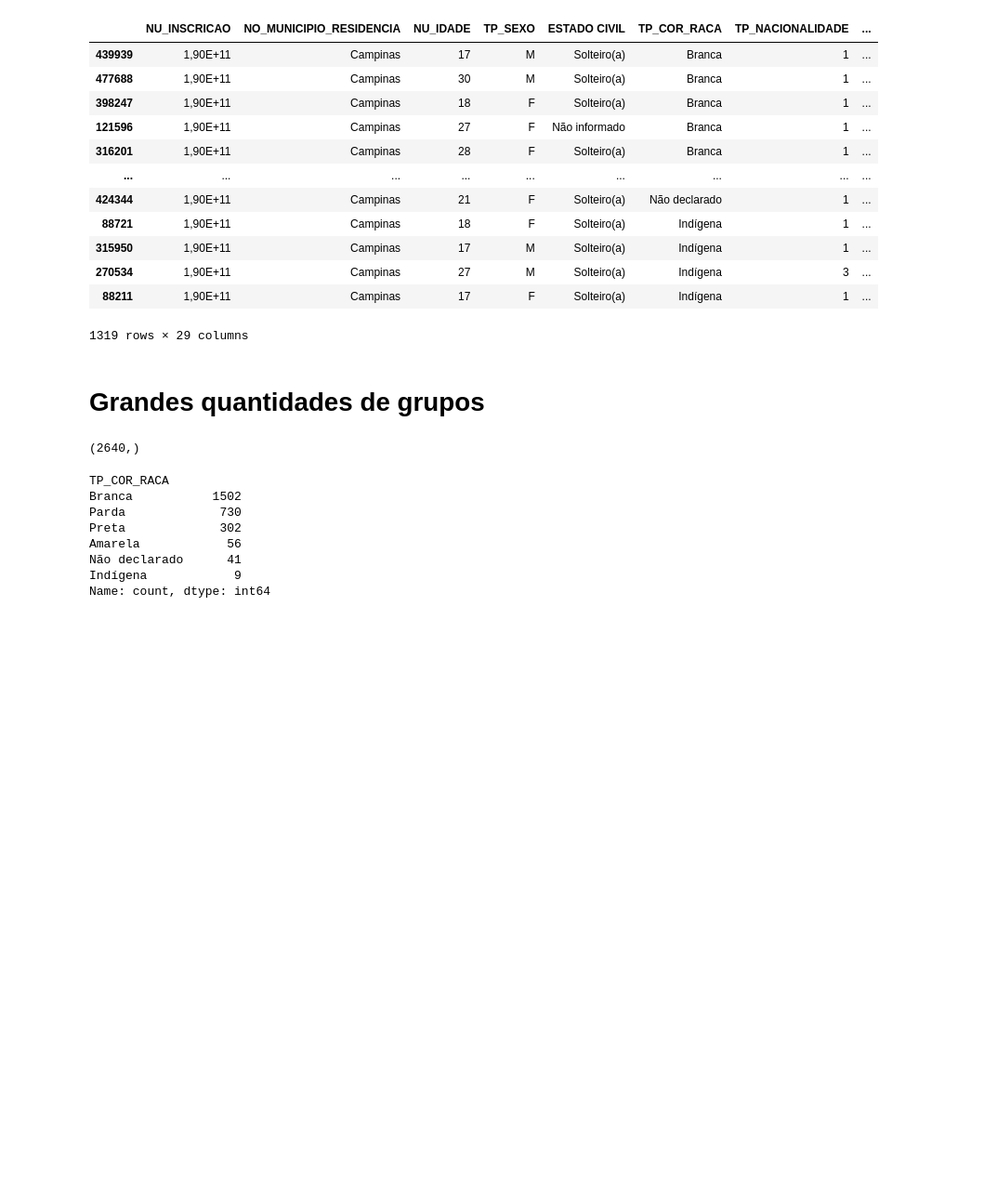
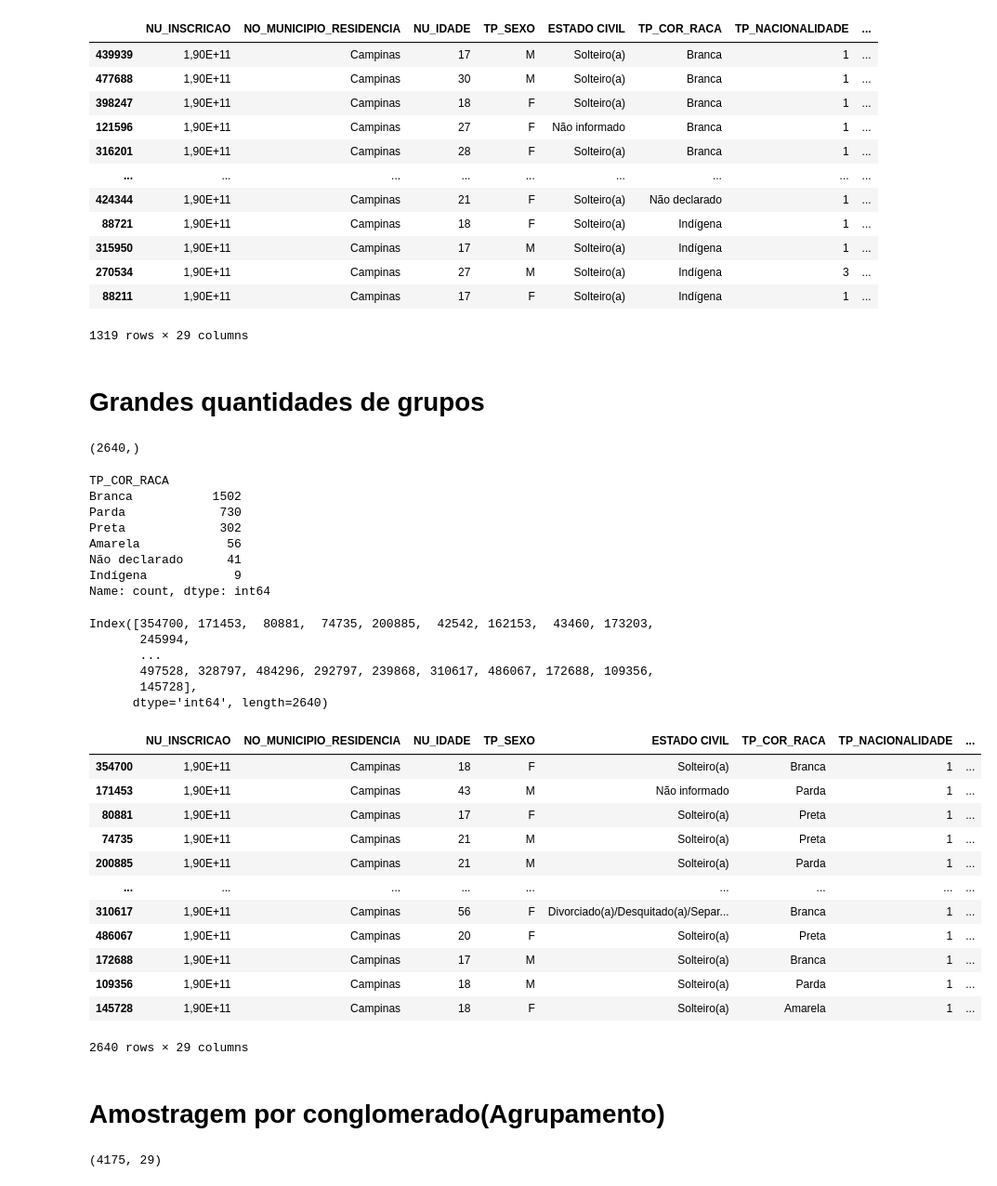
Before and after one commit to DiogoMonteiro99/repos, a Jupyter notebook: Amostragens.ipynb, the cells around one changed output. Shown: that part at 93% size. Saved outputs shown, nothing was run; the diff lists cells and outputs as text; code cells hidden in the pictures; blank space fills up the shorter version.

```diff
--- a/Amostragens.ipynb
+++ b/Amostragens.ipynb
@@ -287,3 +287,34 @@ Amarela            56
 Não declarado      41
 Indígena            9
 Name: count, dtype: int64
+# %%
+amos_estra = amos_estra.index
+# %%
+amos_estra
+# %% [output]
+Index([354700, 171453,  80881,  74735, 200885,  42542, 162153,  43460, 173203,
+       245994,
+       ...
+       497528, 328797, 484296, 292797, 239868, 310617, 486067, 172688, 109356,
+       145728],
+      dtype='int64', length=2640)
+# %%
+amos_estra_camp = enem_campinas.loc[amos_estra,:]
+# %%
+amos_estra_camp
+# %% [output]
+|  | NU_INSCRICAO | NO_MUNICIPIO_RESIDENCIA | NU_IDADE | TP_SEXO | ESTADO CIVIL | TP_COR_RACA | TP_NACIONALIDADE | ... |
+| 354700 | 1,90E+11 | Campinas | 18 | F | Solteiro(a) | Branca | 1 | ... |
+| 171453 | 1,90E+11 | Campinas | 43 | M | Não informado | Parda | 1 | ... |
+| 80881 | 1,90E+11 | Campinas | 17 | F | Solteiro(a) | Preta | 1 | ... |
+| 74735 | 1,90E+11 | Campinas | 21 | M | Solteiro(a) | Preta | 1 | ... |
+| 200885 | 1,90E+11 | Campinas | 21 | M | Solteiro(a) | Parda | 1 | ... |
+| ... | ... | ... | ... | ... | ... | ... | ... | ... |
+| 310617 | 1,90E+11 | Campinas | 56 | F | Divorciado(a)/Desquitado(a)/Separ... | Branca | 1 | ... |
+| 486067 | 1,90E+11 | Campinas | 20 | F | Solteiro(a) | Preta | 1 | ... |
+| 172688 | 1,90E+11 | Campinas | 17 | M | Solteiro(a) | Branca | 1 | ... |
+| 109356 | 1,90E+11 | Campinas | 18 | M | Solteiro(a) | Parda | 1 | ... |
+| 145728 | 1,90E+11 | Campinas | 18 | F | Solteiro(a) | Amarela | 1 | ... |
+2640 rows × 29 columns
+# %% [markdown]
+# **Amostragem por conglomerado(Agrupamento)**
@@ -289,0 +323,4 @@ Name: count, dtype: int64
+# %%
+escolas_publicas.shape
+# %% [output]
+(4175, 29)
```
Also changed, not shown: parts of 3 cells of this notebook.
